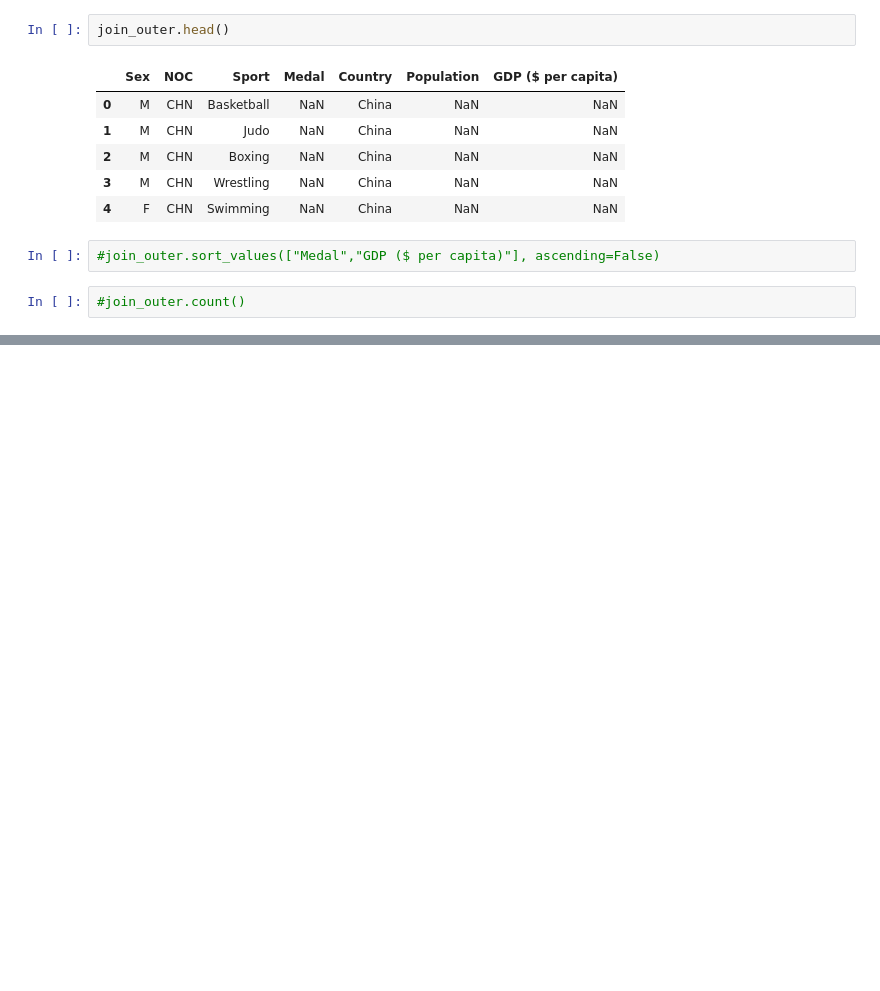
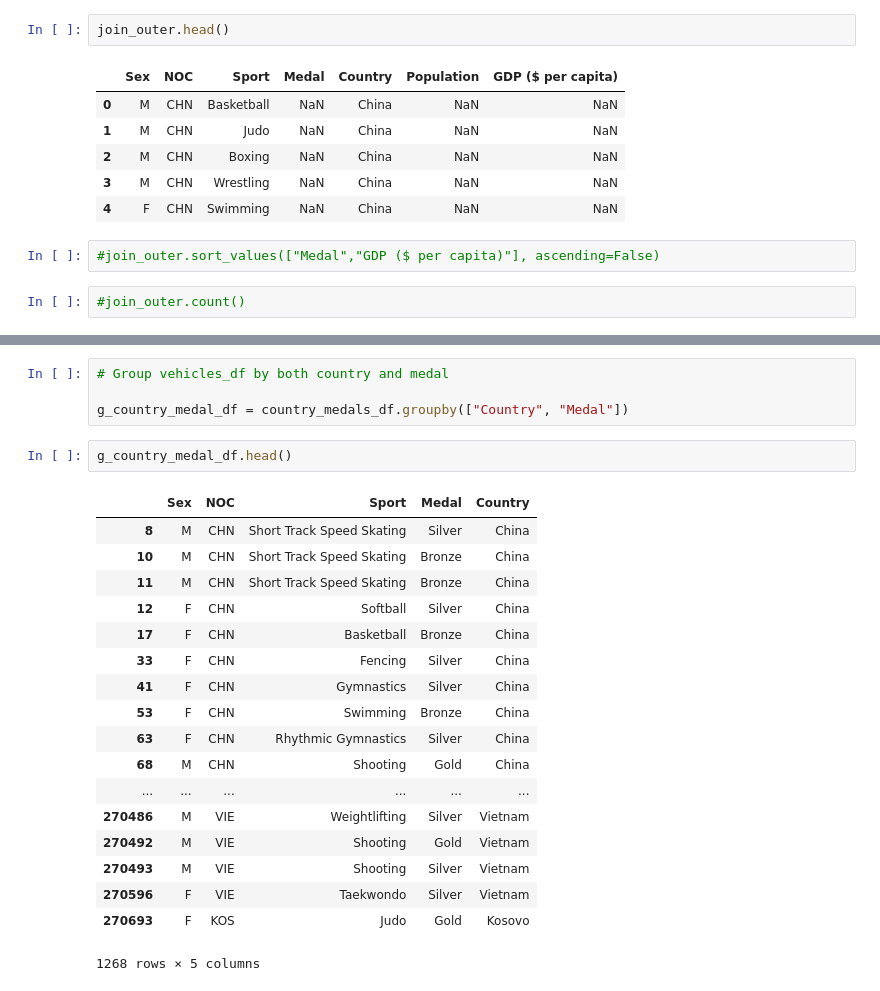
Before and after one commit to alpeshpatelgwu/etl_congressional, a Jupyter notebook: Olympics ETL.ipynb, the cells around one changed output, grey strips where cells are left out. Saved outputs shown, nothing was run; the diff lists cells and outputs as text; blank space fills up the shorter version.

```diff
--- a/Olympics ETL.ipynb
+++ b/Olympics ETL.ipynb
@@ -172,0 +272,25 @@ join_outer.head()
+# %%
+# Group vehicles_df by both country and medal
+
+g_country_medal_df = country_medals_df.groupby(["Country", "Medal"])
+# %%
+g_country_medal_df.head()
+# %% [output]
+|  | Sex | NOC | Sport | Medal | Country |
+| 8 | M | CHN | Short Track Speed Skating | Silver | China |
+| 10 | M | CHN | Short Track Speed Skating | Bronze | China |
+| 11 | M | CHN | Short Track Speed Skating | Bronze | China |
+| 12 | F | CHN | Softball | Silver | China |
+| 17 | F | CHN | Basketball | Bronze | China |
+| 33 | F | CHN | Fencing | Silver | China |
+| 41 | F | CHN | Gymnastics | Silver | China |
+| 53 | F | CHN | Swimming | Bronze | China |
+| 63 | F | CHN | Rhythmic Gymnastics | Silver | China |
+| 68 | M | CHN | Shooting | Gold | China |
+| ... | ... | ... | ... | ... | ... |
+| 270486 | M | VIE | Weightlifting | Silver | Vietnam |
+| 270492 | M | VIE | Shooting | Gold | Vietnam |
+| 270493 | M | VIE | Shooting | Silver | Vietnam |
+| 270596 | F | VIE | Taekwondo | Silver | Vietnam |
+| 270693 | F | KOS | Judo | Gold | Kosovo |
+1268 rows × 5 columns
```
Also changed, not shown: parts of 13 cells of this notebook.
